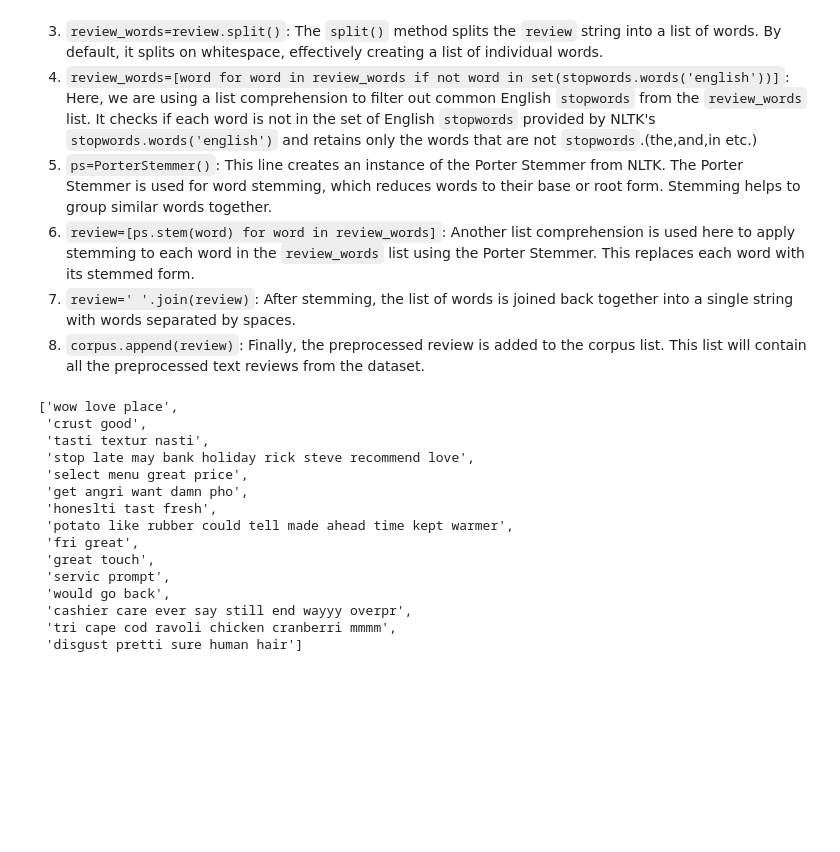
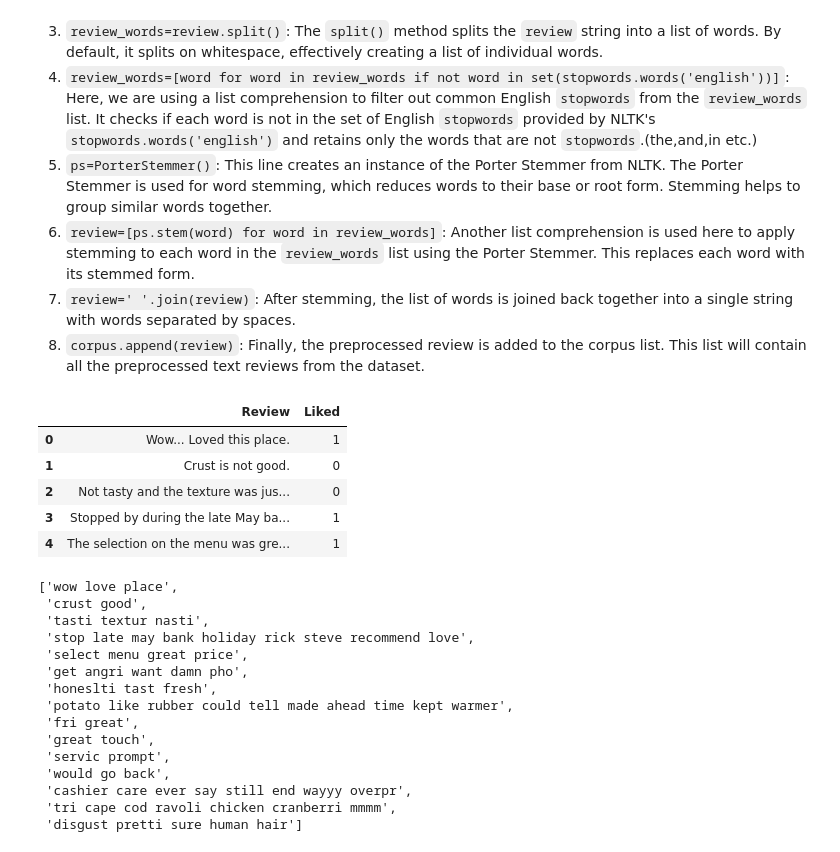
Before and after one commit to animeshmaiti/AI-Python, a Jupyter notebook: sentimental-analysis/sentimental-analysis.ipynb, the cells around one changed output. Saved outputs shown, nothing was run; the diff lists cells and outputs as text; code cells hidden in the pictures; blank space fills up the shorter version.

```diff
--- a/sentimental-analysis/sentimental-analysis.ipynb
+++ b/sentimental-analysis/sentimental-analysis.ipynb
@@ -44,6 +47,15 @@ from nltk.stem.porter import PorterStemmer
 1. `review=[ps.stem(word) for word in review_words]`: Another list comprehension is used here to apply stemming to each word in the `review_words` list using the Porter Stemmer. This replaces each word with its stemmed form.
 1. `review=' '.join(review)`: After stemming, the list of words is joined back together into a single string with words separated by spaces.
 1. `corpus.append(review)`: Finally, the preprocessed review is added to the corpus list. This list will contain all the preprocessed text reviews from the dataset.
+# %%
+data.head()
+# %% [output]
+|  | Review | Liked |
+| 0 | Wow... Loved this place. | 1 |
+| 1 | Crust is not good. | 0 |
+| 2 | Not tasty and the texture was jus... | 0 |
+| 3 | Stopped by during the late May ba... | 1 |
+| 4 | The selection on the menu was gre... | 1 |
 # %%
 corpus=[]
 for i in range(0,1000):
```
Also changed, not shown: parts of 2 cells of this notebook, 2 other files.
